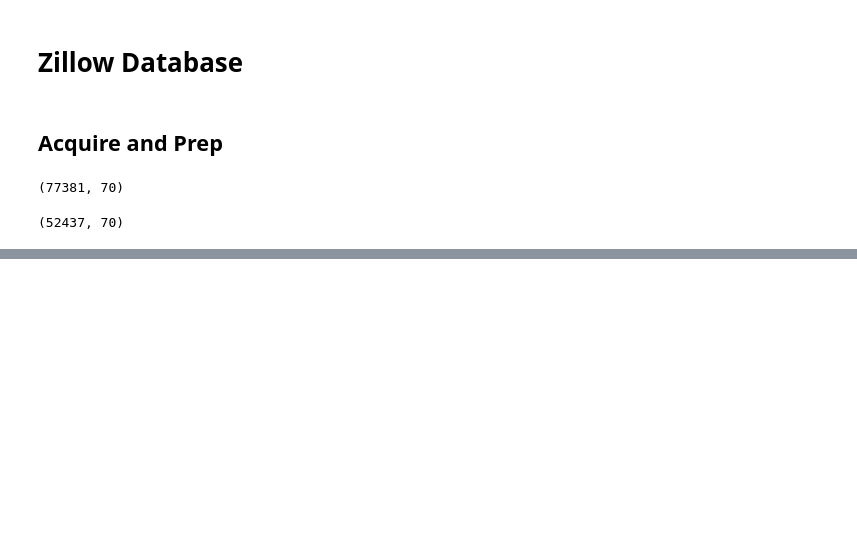
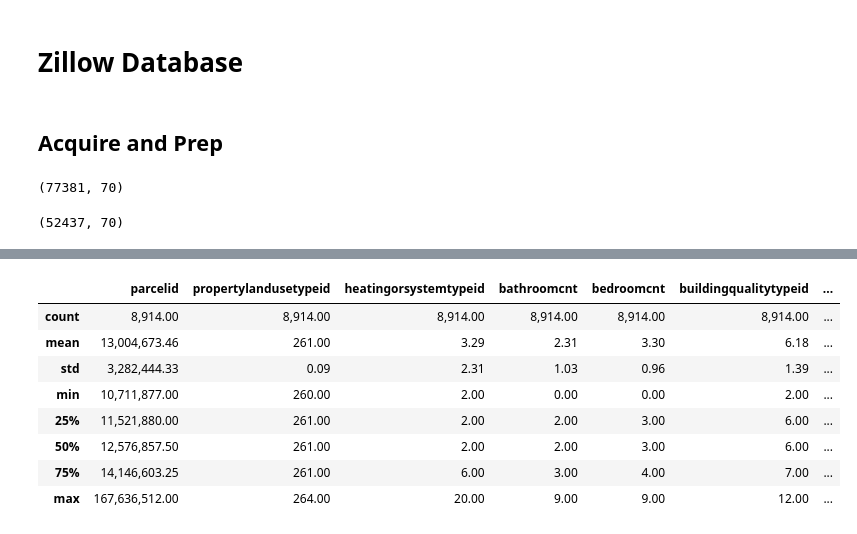
Before and after one commit to lukewbecker/clustering-exercises, a Jupyter notebook: explore_tips.ipynb, the cells around one changed output, grey strips where cells are left out. Cells and saved outputs as stored; diff of their text form; code cells hidden in the pictures; blank space fills up the shorter version.

```diff
--- a/explore_tips.ipynb
+++ b/explore_tips.ipynb
@@ -105,0 +161,12 @@ Shape of test df: (7866, 32)
+# %%
+validate.describe()
+# %% [output]
+|  | parcelid | propertylandusetypeid | heatingorsystemtypeid | bathroomcnt | bedroomcnt | buildingqualitytypeid | ... |
+| count | 8,914.00 | 8,914.00 | 8,914.00 | 8,914.00 | 8,914.00 | 8,914.00 | ... |
+| mean | 13,004,673.46 | 261.00 | 3.29 | 2.31 | 3.30 | 6.18 | ... |
+| std | 3,282,444.33 | 0.09 | 2.31 | 1.03 | 0.96 | 1.39 | ... |
+| min | 10,711,877.00 | 260.00 | 2.00 | 0.00 | 0.00 | 2.00 | ... |
+| 25% | 11,521,880.00 | 261.00 | 2.00 | 2.00 | 3.00 | 6.00 | ... |
+| 50% | 12,576,857.50 | 261.00 | 2.00 | 2.00 | 3.00 | 6.00 | ... |
+| 75% | 14,146,603.25 | 261.00 | 6.00 | 3.00 | 4.00 | 7.00 | ... |
+| max | 167,636,512.00 | 264.00 | 20.00 | 9.00 | 9.00 | 12.00 | ... |
```
Also changed, not shown: parts of 12 cells of this notebook.
